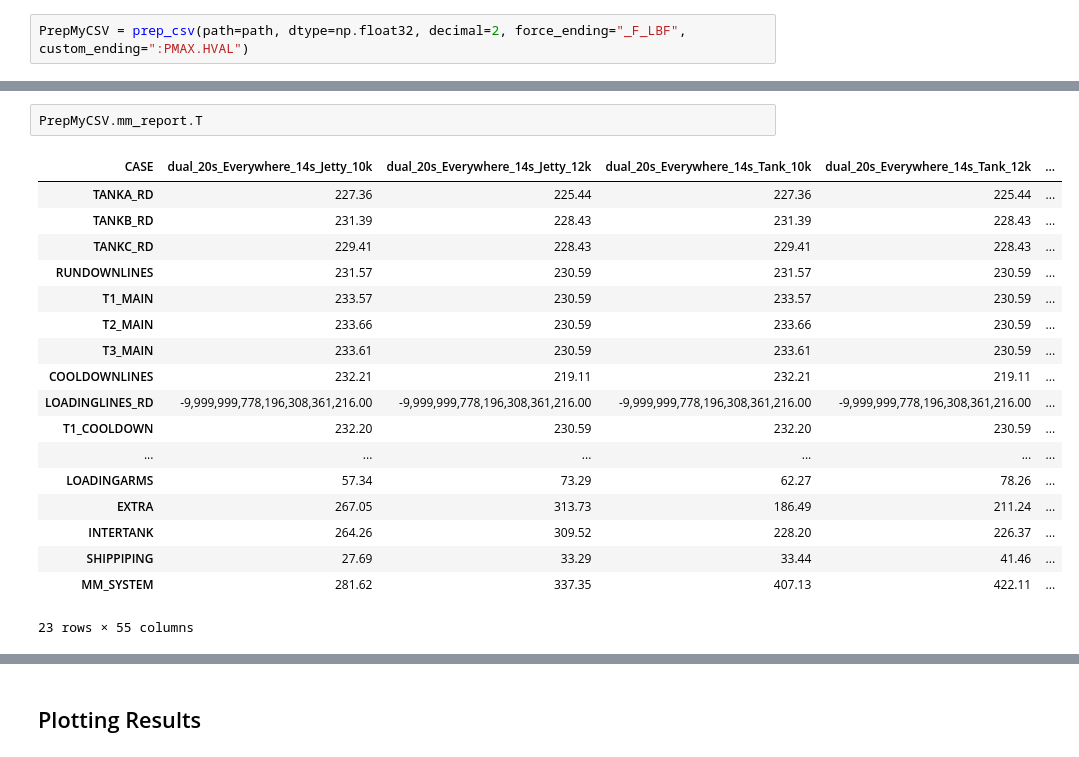
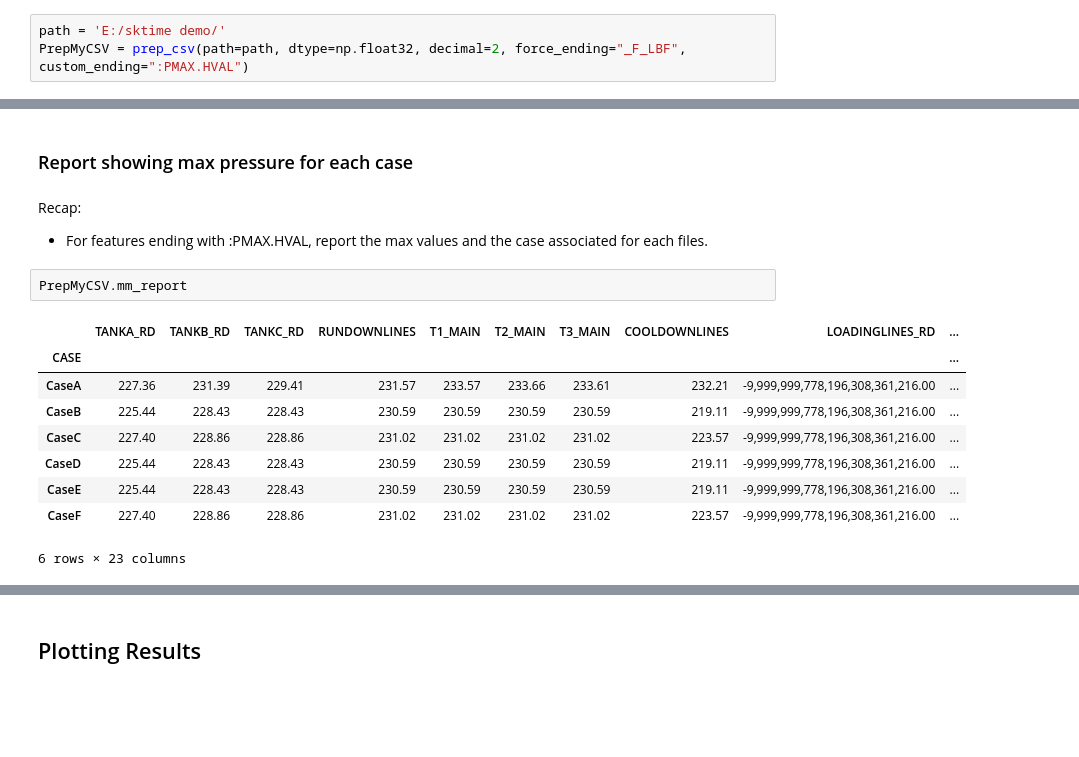
Before and after one commit to TNTran92/sktime, a Jupyter notebook: sktime/benchmarking/sktime_demo.ipynb, the cells around one changed output, grey strips where cells are left out. Cells and saved outputs as stored; diff of their text form; blank space fills up the shorter version.

Commit message:
Final version prep_csv

```diff
--- a/sktime/benchmarking/sktime_demo.ipynb
+++ b/sktime/benchmarking/sktime_demo.ipynb
@@ -213,2 +289,3 @@ path = 'H:/Tensorflow Dataset/Example_CCLNG_ESD1/'
 # %%
+path = 'E:/sktime demo/'
 PrepMyCSV = prep_csv(path=path, dtype=np.float32, decimal=2, force_ending="_F_LBF", custom_ending=":PMAX.HVAL")
@@ -255,21 +358,17 @@ PrepMyCSV.all_data
+# %% [markdown]
+### Report showing max pressure for each case
+# %% [markdown]
+Recap:
+* For features ending with :PMAX.HVAL, report the max values and the case associated for each files.
 # %%
-PrepMyCSV.mm_report.T
+PrepMyCSV.mm_report
 # %% [output]
-| CASE | dual_20s_Everywhere_14s_Jetty_10k | dual_20s_Everywhere_14s_Jetty_12k | dual_20s_Everywhere_14s_Tank_10k | dual_20s_Everywhere_14s_Tank_12k | ... |
-| TANKA_RD | 227.36 | 225.44 | 227.36 | 225.44 | ... |
-| TANKB_RD | 231.39 | 228.43 | 231.39 | 228.43 | ... |
-| TANKC_RD | 229.41 | 228.43 | 229.41 | 228.43 | ... |
-| RUNDOWNLINES | 231.57 | 230.59 | 231.57 | 230.59 | ... |
-| T1_MAIN | 233.57 | 230.59 | 233.57 | 230.59 | ... |
-| T2_MAIN | 233.66 | 230.59 | 233.66 | 230.59 | ... |
-| T3_MAIN | 233.61 | 230.59 | 233.61 | 230.59 | ... |
-| COOLDOWNLINES | 232.21 | 219.11 | 232.21 | 219.11 | ... |
-| LOADINGLINES_RD | -9,999,999,778,196,308,361,216.00 | -9,999,999,778,196,308,361,216.00 | -9,999,999,778,196,308,361,216.00 | -9,999,999,778,196,308,361,216.00 | ... |
-| T1_COOLDOWN | 232.20 | 230.59 | 232.20 | 230.59 | ... |
-| ... | ... | ... | ... | ... | ... |
-| LOADINGARMS | 57.34 | 73.29 | 62.27 | 78.26 | ... |
-| EXTRA | 267.05 | 313.73 | 186.49 | 211.24 | ... |
-| INTERTANK | 264.26 | 309.52 | 228.20 | 226.37 | ... |
-| SHIPPIPING | 27.69 | 33.29 | 33.44 | 41.46 | ... |
-| MM_SYSTEM | 281.62 | 337.35 | 407.13 | 422.11 | ... |
+|  | TANKA_RD | TANKB_RD | TANKC_RD | RUNDOWNLINES | T1_MAIN | T2_MAIN | T3_MAIN | COOLDOWNLINES | LOADINGLINES_RD | ... |
+| CASE |  |  |  |  |  |  |  |  |  | ... |
+| CaseA | 227.36 | 231.39 | 229.41 | 231.57 | 233.57 | 233.66 | 233.61 | 232.21 | -9,999,999,778,196,308,361,216.00 | ... |
+| CaseB | 225.44 | 228.43 | 228.43 | 230.59 | 230.59 | 230.59 | 230.59 | 219.11 | -9,999,999,778,196,308,361,216.00 | ... |
+| CaseC | 227.40 | 228.86 | 228.86 | 231.02 | 231.02 | 231.02 | 231.02 | 223.57 | -9,999,999,778,196,308,361,216.00 | ... |
+| CaseD | 225.44 | 228.43 | 228.43 | 230.59 | 230.59 | 230.59 | 230.59 | 219.11 | -9,999,999,778,196,308,361,216.00 | ... |
+| CaseE | 225.44 | 228.43 | 228.43 | 230.59 | 230.59 | 230.59 | 230.59 | 219.11 | -9,999,999,778,196,308,361,216.00 | ... |
+| CaseF | 227.40 | 228.86 | 228.86 | 231.02 | 231.02 | 231.02 | 231.02 | 223.57 | -9,999,999,778,196,308,361,216.00 | ... |
-23 rows × 55 columns
+6 rows × 23 columns
```
Also changed, not shown: parts of 66 cells of this notebook.
